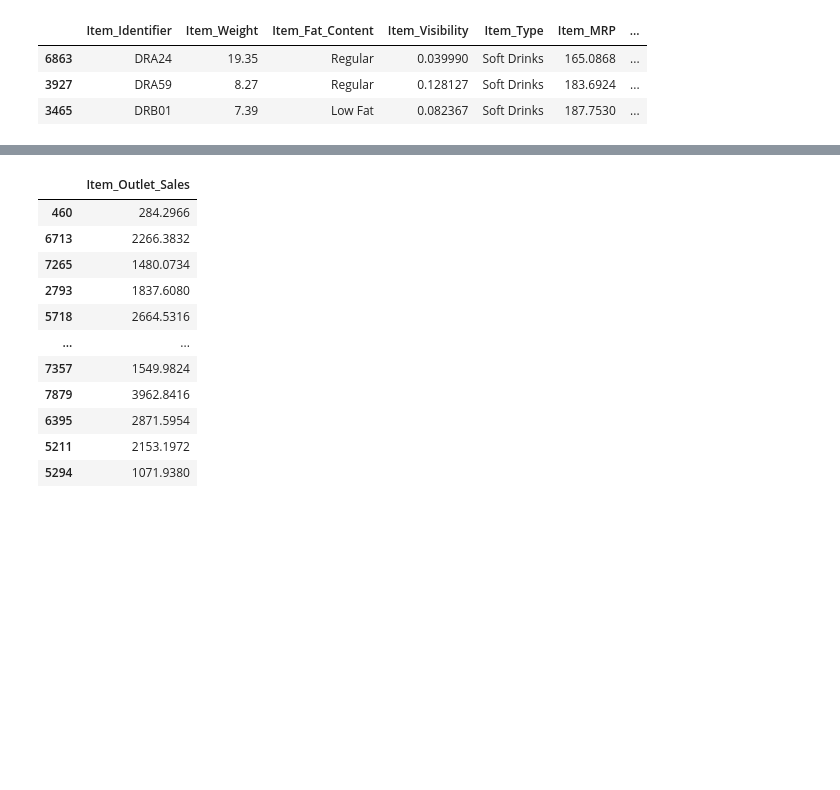
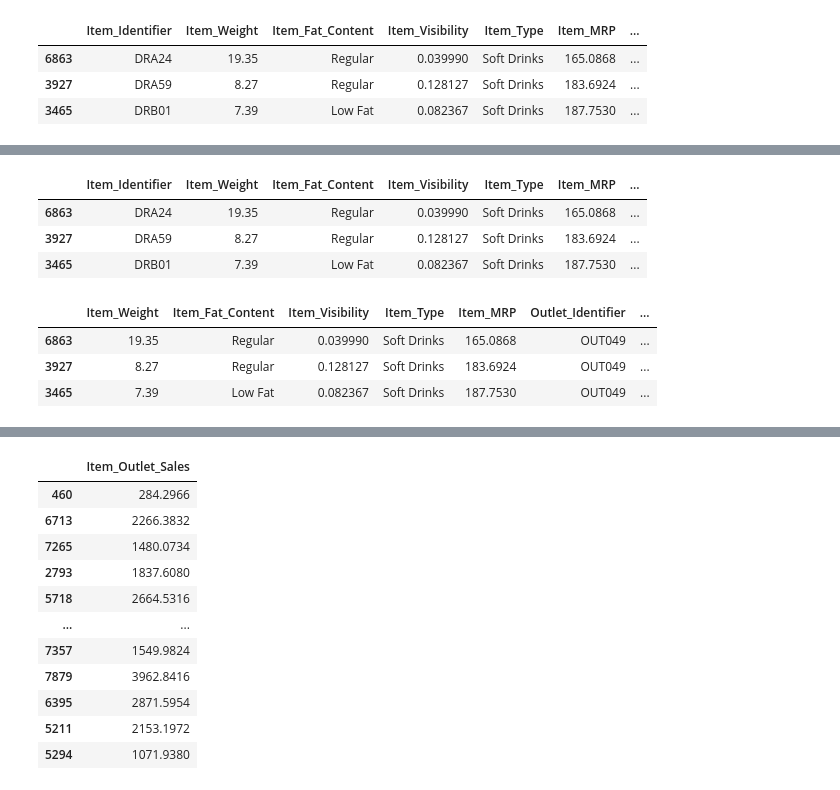
Before and after one commit to hernanGONVE/sales-predictions, a Jupyter notebook: Proyecto1_parte2.ipynb, the cells around one changed output, grey strips where cells are left out. Saved outputs shown, nothing was run; the diff lists cells and outputs as text; code cells hidden in the pictures; blank space fills up the shorter version.

```diff
--- a/Proyecto1_parte2.ipynb
+++ b/Proyecto1_parte2.ipynb
@@ -595,0 +627,7 @@ df.head(3)
+# %%
+df.head(3)
+# %% [output]
+|  | Item_Identifier | Item_Weight | Item_Fat_Content | Item_Visibility | Item_Type | Item_MRP | ... |
+| 6863 | DRA24 | 19.35 | Regular | 0.039990 | Soft Drinks | 165.0868 | ... |
+| 3927 | DRA59 | 8.27 | Regular | 0.128127 | Soft Drinks | 183.6924 | ... |
+| 3465 | DRB01 | 7.39 | Low Fat | 0.082367 | Soft Drinks | 187.7530 | ... |
@@ -596,6 +640,15 @@ df.head(3)
 # %%
-X = df.drop(["Outlet_Location_Type","Item_Outlet_Sales","Item_Identifier","Outlet_Establishment_Year"],axis=1)
+X = df.drop(["Item_Outlet_Sales","Item_Identifier","Outlet_Establishment_Year"],axis=1)
 y = df[["Item_Outlet_Sales"]]
+
+X["Outlet_Type"]  = X["Outlet_Type"].map({'Supermarket Type1':1, 'Supermarket Type2':1, 'Supermarket Type3':1,'Grocery Store':0})
+# %%
+X.head(3)
+# %% [output]
+|  | Item_Weight | Item_Fat_Content | Item_Visibility | Item_Type | Item_MRP | Outlet_Identifier | ... |
+| 6863 | 19.35 | Regular | 0.039990 | Soft Drinks | 165.0868 | OUT049 | ... |
+| 3927 | 8.27 | Regular | 0.128127 | Soft Drinks | 183.6924 | OUT049 | ... |
+| 3465 | 7.39 | Low Fat | 0.082367 | Soft Drinks | 187.7530 | OUT049 | ... |
 # %%
 from sklearn.model_selection import train_test_split
 
```
Also changed, not shown: parts of 45 cells of this notebook.
